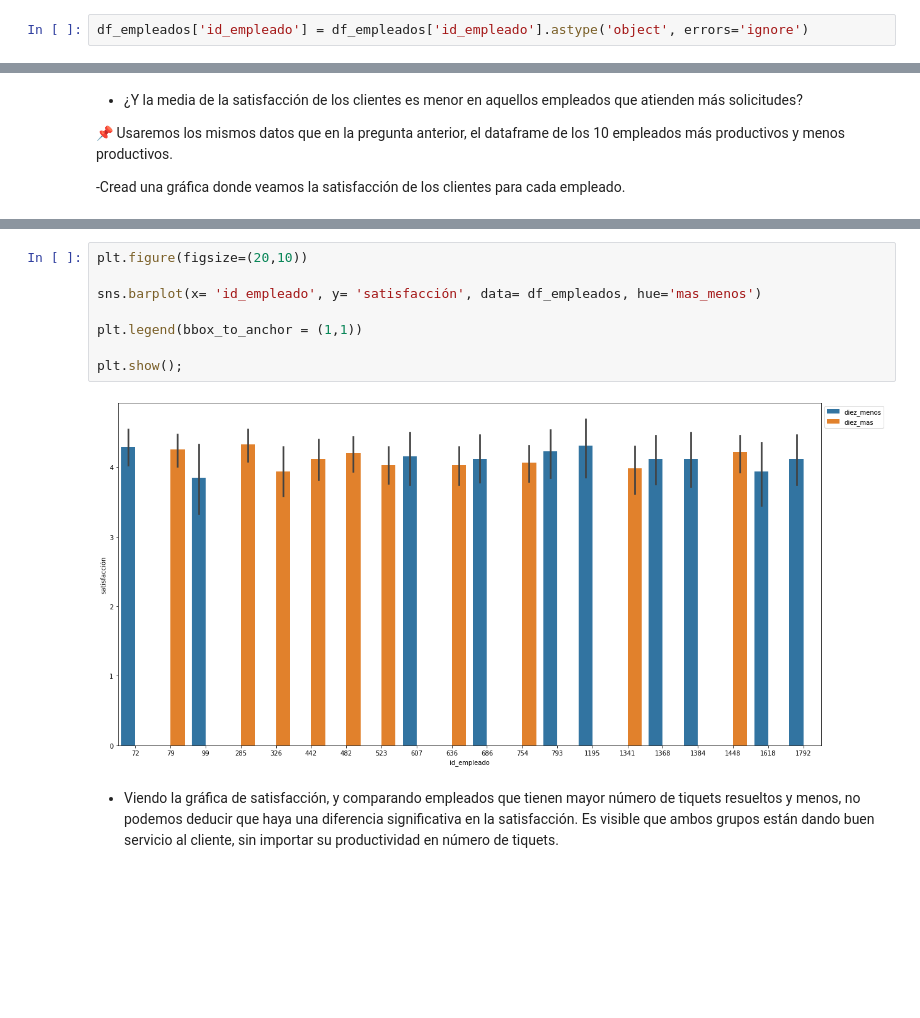
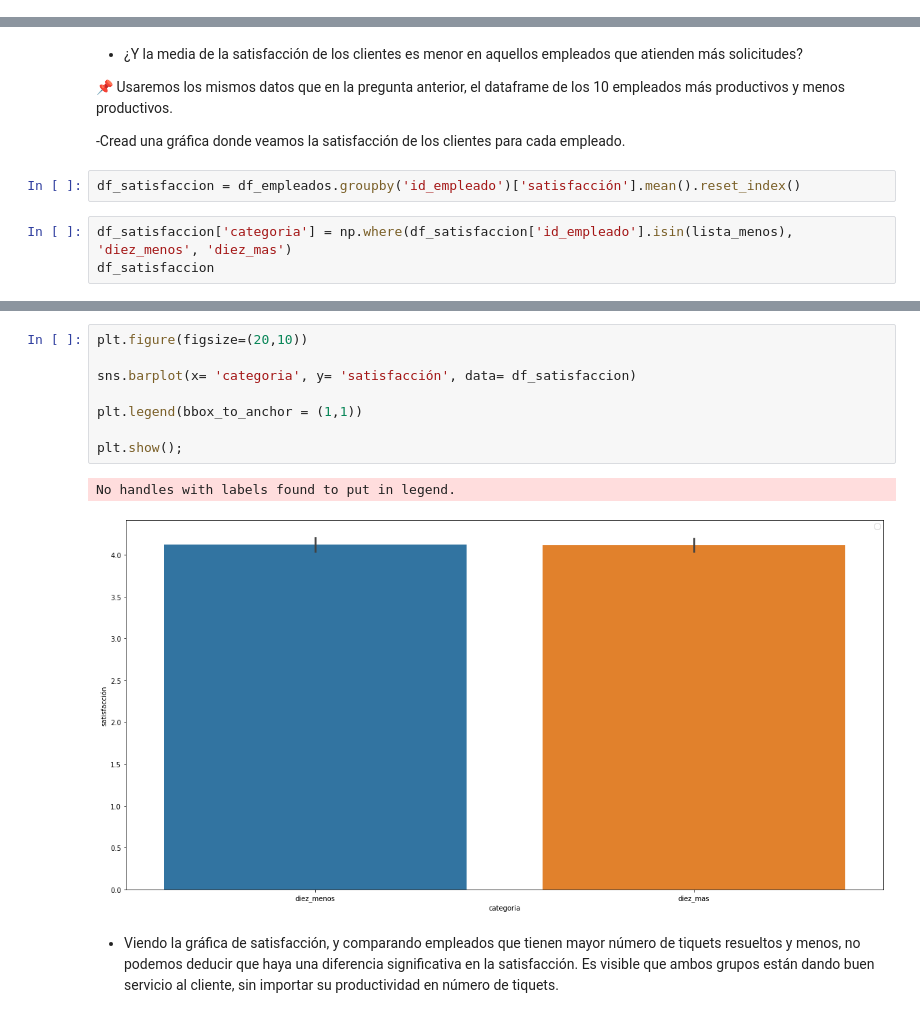
Before and after one commit to Adalab/EDA-y-ETL, a Jupyter notebook: eda/eda-III.ipynb, the cells around one changed output, grey strips where cells are left out. Saved outputs shown, nothing was run; the diff lists cells and outputs as text; blank space fills up the shorter version.

```diff
--- a/eda/eda-III.ipynb
+++ b/eda/eda-III.ipynb
@@ -203,5 +203,3 @@ Try using .loc[row_indexer,col_indexer] = value instead
 
 See the caveats in the documentation: https://pandas.pydata.org/pandas-docs/stable/user_guide/indexing.html#returning-a-view-versus-a-copy
   df_empleados['mas_menos'] = np.where(df_empleados['id_empleado'].isin(lista_menos), 'diez_menos', 'diez_mas')
-# %%
-df_empleados['id_empleado'] = df_empleados['id_empleado'].astype('object', errors='ignore')
@@ -235,3 +250,8 @@ plt.show();
 📌 Usaremos los mismos datos que en la pregunta anterior, el dataframe de los 10 empleados más productivos y menos productivos.
 
 -Cread una gráfica donde veamos la satisfacción de los clientes para cada empleado.
+# %%
+df_satisfaccion = df_empleados.groupby('id_empleado')['satisfacción'].mean().reset_index()
+# %%
+df_satisfaccion['categoria'] = np.where(df_satisfaccion['id_empleado'].isin(lista_menos), 'diez_menos', 'diez_mas')
+df_satisfaccion
@@ -238,12 +288,13 @@ plt.show();
 # %%
 plt.figure(figsize=(20,10))
 
-sns.barplot(x= 'id_empleado', y= 'satisfacción', data= df_empleados, hue='mas_menos')
+sns.barplot(x= 'categoria', y= 'satisfacción', data= df_satisfaccion)
 
 plt.legend(bbox_to_anchor = (1,1))
 
 plt.show();
 # %% [output]
+No handles with labels found to put in legend.
-[figure, old version]
+[figure, new version]
 # %% [markdown]
 * Viendo la gráfica de satisfacción, y comparando empleados que tienen mayor número de tiquets resueltos y menos, no podemos deducir que haya una diferencia significativa en la satisfacción. Es visible que ambos grupos están dando buen servicio al cliente, sin importar su productividad en número de tiquets.
```
Also changed, not shown: parts of 7 cells of this notebook.
